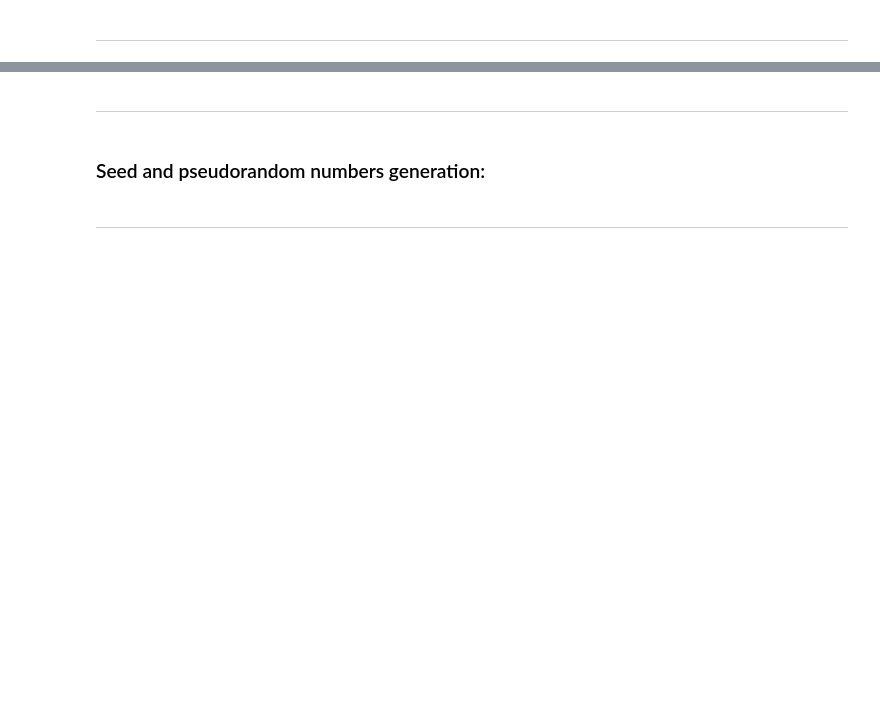
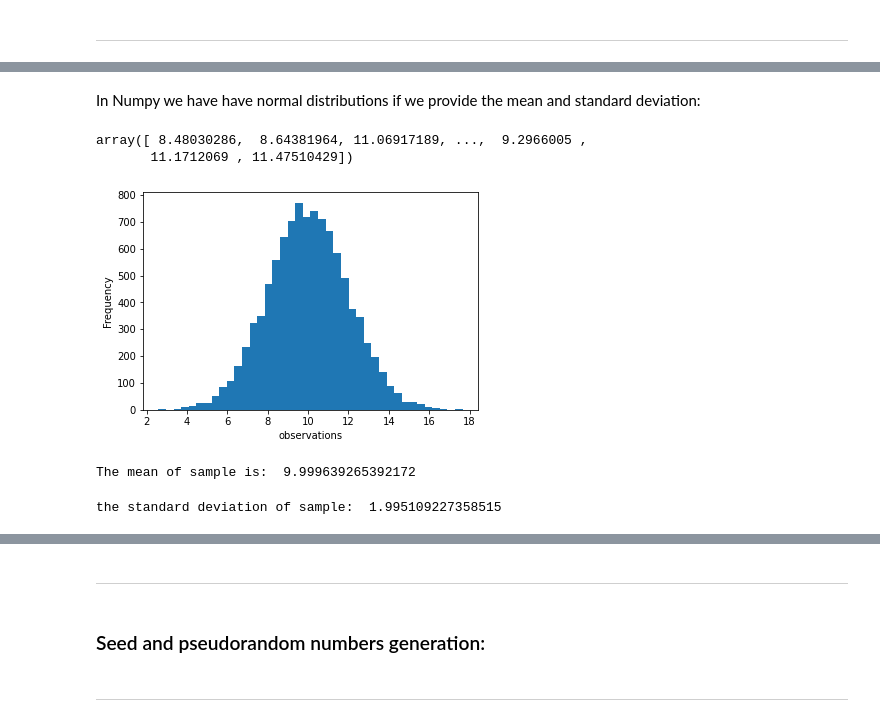
Before and after one commit to Daniel-GS-prog/numpy.random-, a Jupyter notebook: numpy-random.ipynb, the cells around one changed output, grey strips where cells are left out. Cells and saved outputs as stored; diff of their text form; code cells hidden in the pictures; blank space fills up the shorter version.

Commit message:
Normal and geometrical distributions. Images for normal distribution and z.

```diff
--- a/numpy-random.ipynb
+++ b/numpy-random.ipynb
@@ -311,7 +311,3 @@ print(array)
 # %% [markdown]
 ### Permuted:
 a combination of Shuffle and permutation. It allows to slice the original array into different sub arrays (like Shuffle) but the original array stays unchanged (like Permutations).
-# %%
-rng = np.random.default_rng()
-x = np.arange(24).reshape(3, 8)
-x
@@ -325,0 +370,29 @@ array([[ 0,  1,  2,  3,  4,  5,  6,  7],
+# %% [markdown]
+In Numpy we have have normal distributions if we provide the mean and standard deviation:
+# %%
+# Normal distribution of mean=10, std=2, size=10000
+mean = 10
+std = 2
+sample= mean + std * rng.normal(size=10000)
+sample # (Uncomment to display)
+# %% [output]
+array([ 8.48030286,  8.64381964, 11.06917189, ...,  9.2966005 ,
+       11.1712069 , 11.47510429])
+# %%
+plt.hist(sample, bins=40)
+plt.xlabel("observations")
+plt.ylabel("Frequency")
+plt.show()
+# %% [output]
+[figure, added]
+# %%
+# We can calculate the statistics to it, such as mean and standard deviation:
+mean= np.mean(sample)
+print("The mean of sample is: ", mean)
+# %% [output]
+The mean of sample is:  9.999639265392172
+# %%
+std= np.std(sample)
+print("the standard deviation of sample: ", std)
+# %% [output]
+the standard deviation of sample:  1.995109227358515
```
Also changed, not shown: parts of 40 cells of this notebook, 2 other files.
